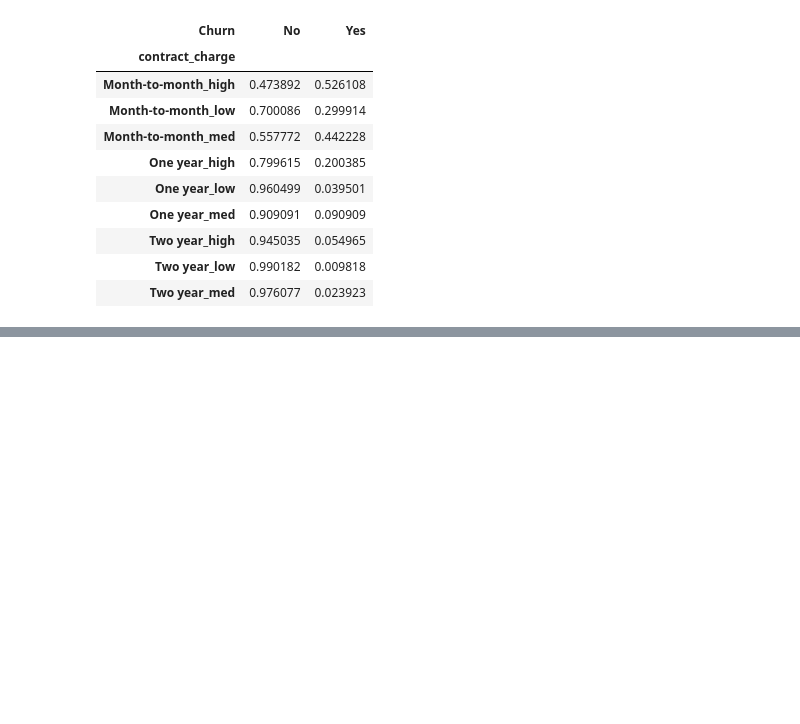
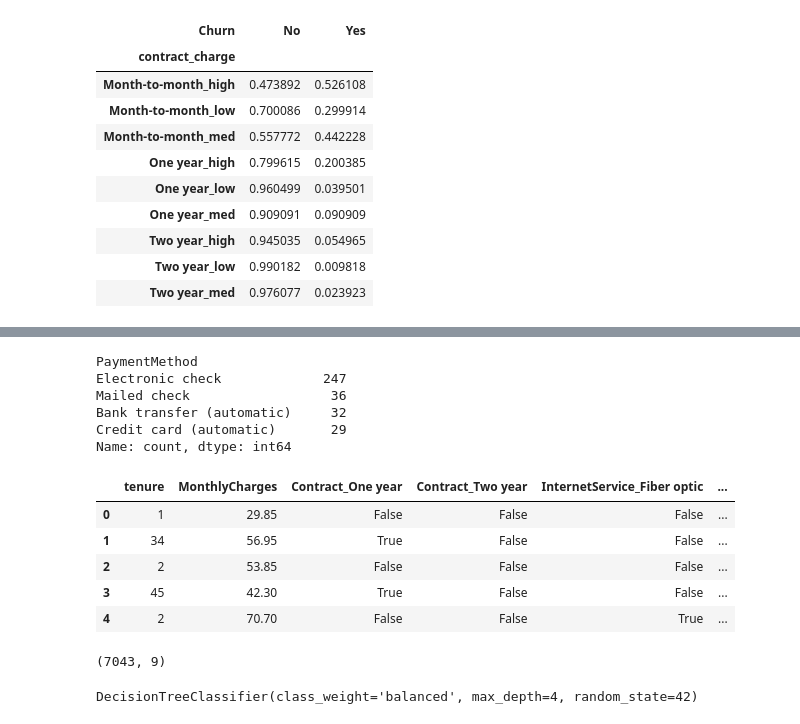
Before and after one commit to mehrdad1992/ai-product-journey, a Jupyter notebook: notebooks/1-data-preparation.ipynb, the cells around one changed output, grey strips where cells are left out. Cells and saved outputs as stored; diff of their text form; code cells hidden in the pictures; blank space fills up the shorter version.

```diff
--- a/notebooks/1-data-preparation.ipynb
+++ b/notebooks/1-data-preparation.ipynb
@@ -409,0 +429,35 @@ table
+# %%
+high_risk['PaymentMethod'].value_counts()
+# %% [output]
+PaymentMethod
+Electronic check             247
+Mailed check                  36
+Bank transfer (automatic)     32
+Credit card (automatic)       29
+Name: count, dtype: int64
+# %%
+features = [
+    'tenure',
+    'MonthlyCharges',
+    'Contract',
+    'InternetService',
+    'PaymentMethod'
+]
+# %%
+X = df[features]
+y = df['Churn']
+# %%
+X = pd.get_dummies(X, drop_first=True)
+# %%
+X.head()
+# %% [output]
+|  | tenure | MonthlyCharges | Contract_One year | Contract_Two year | InternetService_Fiber optic | ... |
+| 0 | 1 | 29.85 | False | False | False | ... |
+| 1 | 34 | 56.95 | True | False | False | ... |
+| 2 | 2 | 53.85 | False | False | False | ... |
+| 3 | 45 | 42.30 | True | False | False | ... |
+| 4 | 2 | 70.70 | False | False | True | ... |
+# %%
+X.shape
+# %% [output]
+(7043, 9)
@@ -409,0 +476,12 @@ table
+# %%
+from sklearn.tree import DecisionTreeClassifier
+
+tree = DecisionTreeClassifier(
+    class_weight='balanced',
+    max_depth=4,
+    random_state=42
+)
+
+tree.fit(X_train, y_train)
+# %% [output]
+DecisionTreeClassifier(class_weight='balanced', max_depth=4, random_state=42)
```
Also changed, not shown: parts of 9 cells of this notebook.
